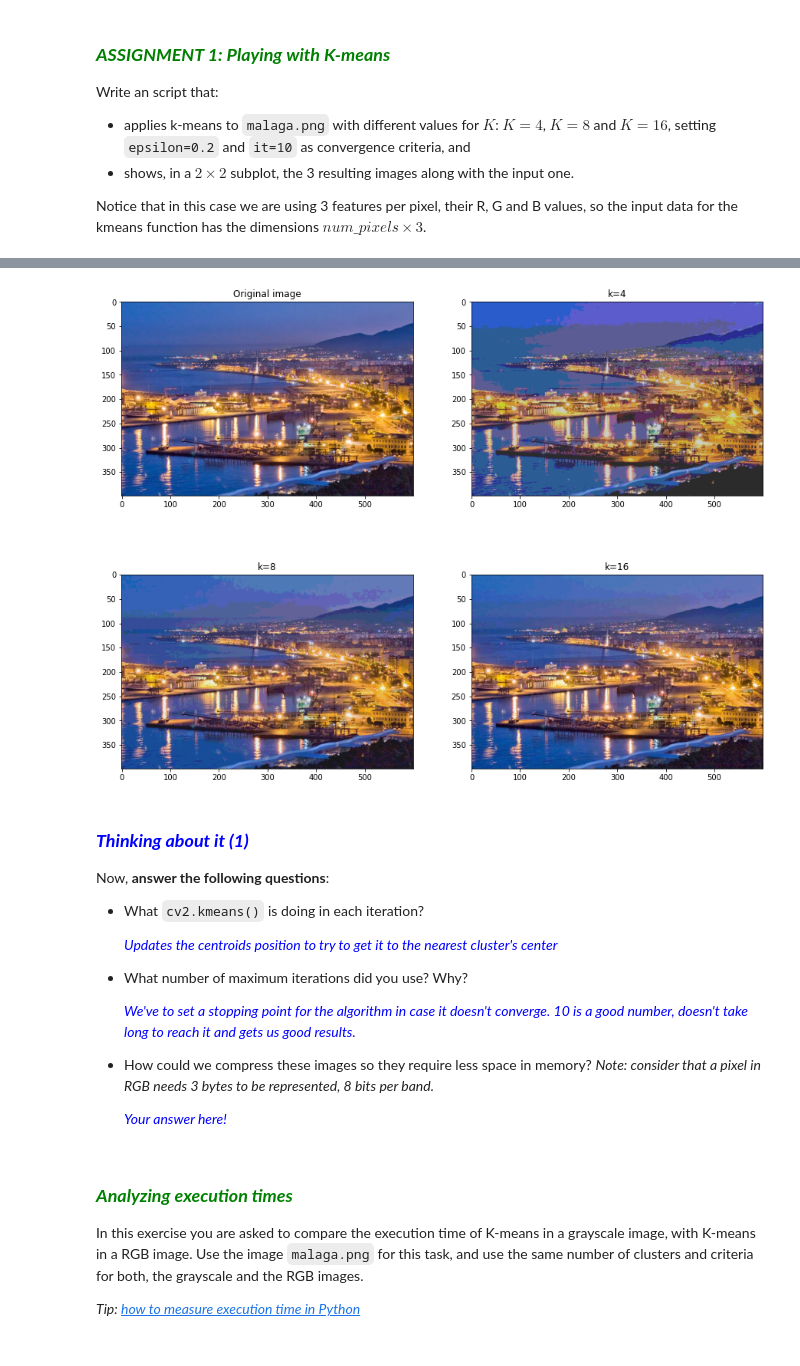
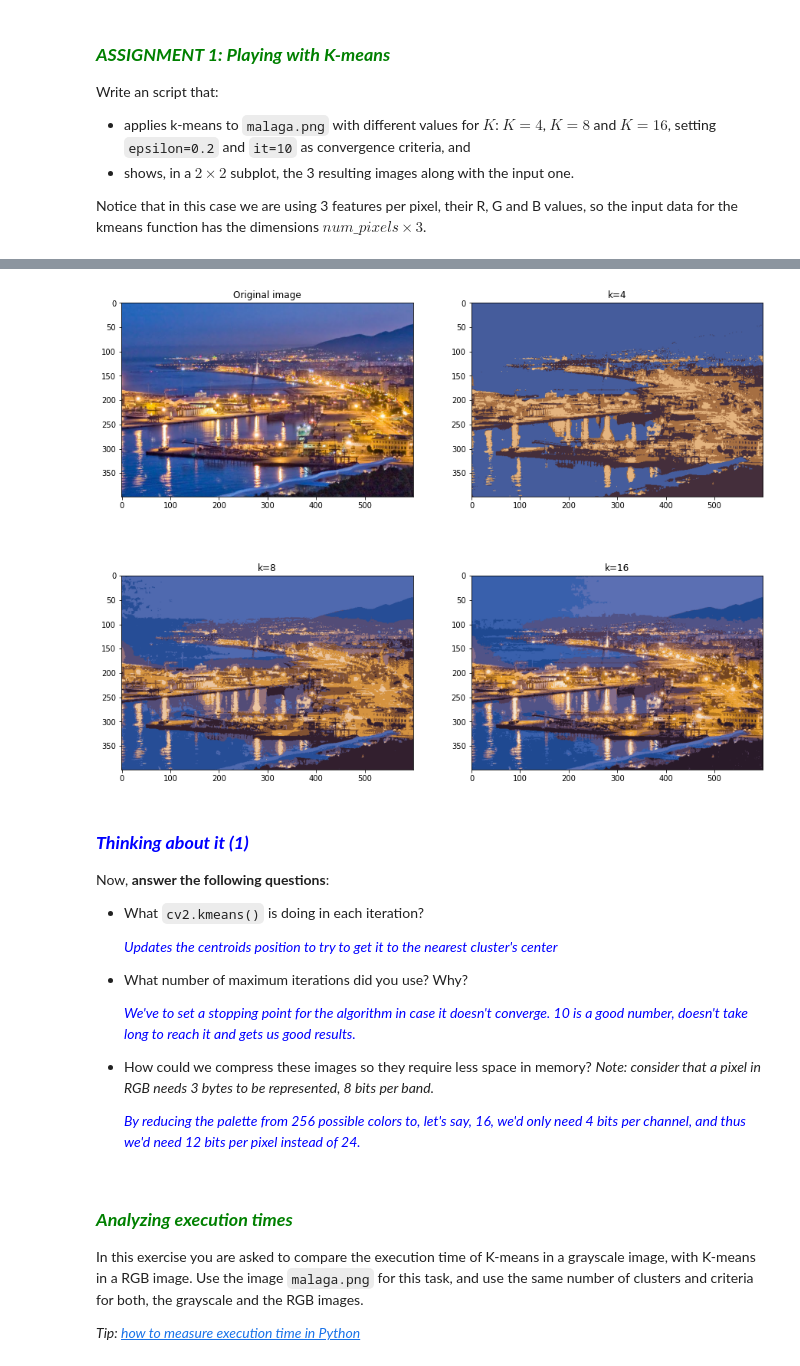
Before and after one commit to rubenjr0/uma_cv_2024, a Jupyter notebook: Chapter 05. Image segmentation/5.2 Region-based techniques.ipynb, the cells around one changed output, grey strips where cells are left out. Saved outputs shown, nothing was run; the diff lists cells and outputs as text; code cells hidden in the pictures.

```diff
--- a/Chapter 05. Image segmentation/5.2 Region-based techniques.ipynb
+++ b/Chapter 05. Image segmentation/5.2 Region-based techniques.ipynb
@@ -174,7 +177,7 @@ image = cv2.imread(images_path + "malaga.png")
 image = cv2.cvtColor(image, cv2.COLOR_BGR2RGB)
 
 # Flatten image
-flattened_img = image.reshape((1,-1))
+flattened_img = image.reshape((-1, 3))
 flattened_img = np.float32(flattened_img)
 
 # Set criteria
@@ -195,34 +198,34 @@ center16 = np.uint8(center16)
 # Get the color (center) assigned to each pixel
 res4 = center4[label4.flatten()]
 res8 = center8[label8.flatten()]
 res16 = center16[label16.flatten()]
 
 # Reshape to original shape
 quantized4 = res4.reshape((image.shape))
 quantized8 = res8.reshape((image.shape))
 quantized16 = res16.reshape((image.shape))
 
 # Show original image
 plt.subplot(2,2,1)
 plt.title("Original image")
 plt.imshow(image)
 
 # Show k=4
 plt.subplot(2,2,2)
 plt.title("k=4")
 plt.imshow(quantized4)
 
 # Show k=8
 plt.subplot(2,2,3)
 plt.title("k=8")
 plt.imshow(quantized8)
 
 # Show k=16
 plt.subplot(2,2,4)
 plt.title("k=16")
 plt.imshow(quantized16);
 # %% [output]
-[figure, old version]
+[figure, new version]
 # %% [markdown]
 ### <font color="blue"><b><i>Thinking about it (1)</i></b></font>
 
@@ -238,7 +241,7 @@ Now, **answer the following questions**:
 
 - How could we compress these images so they require less space in memory? *Note: consider that a pixel in RGB needs 3 bytes to be represented, 8 bits per band.*
 
-    <p style="margin: 4px 0px 0px 5px; color:blue"><i>Your answer here!</i></p>
+    <p style="margin: 4px 0px 0px 5px; color:blue"><i>By reducing the palette from 256 possible colors to, let's say, 16, we'd only need 4 bits per channel, and thus we'd need 12 bits per pixel instead of 24.</i></p>
 # %% [markdown]
 ###  **<span style="color:green"><b><i>Analyzing execution times</i></b></span>**
 
```
Also changed, not shown: parts of 8 cells of this notebook, 3 other files.
